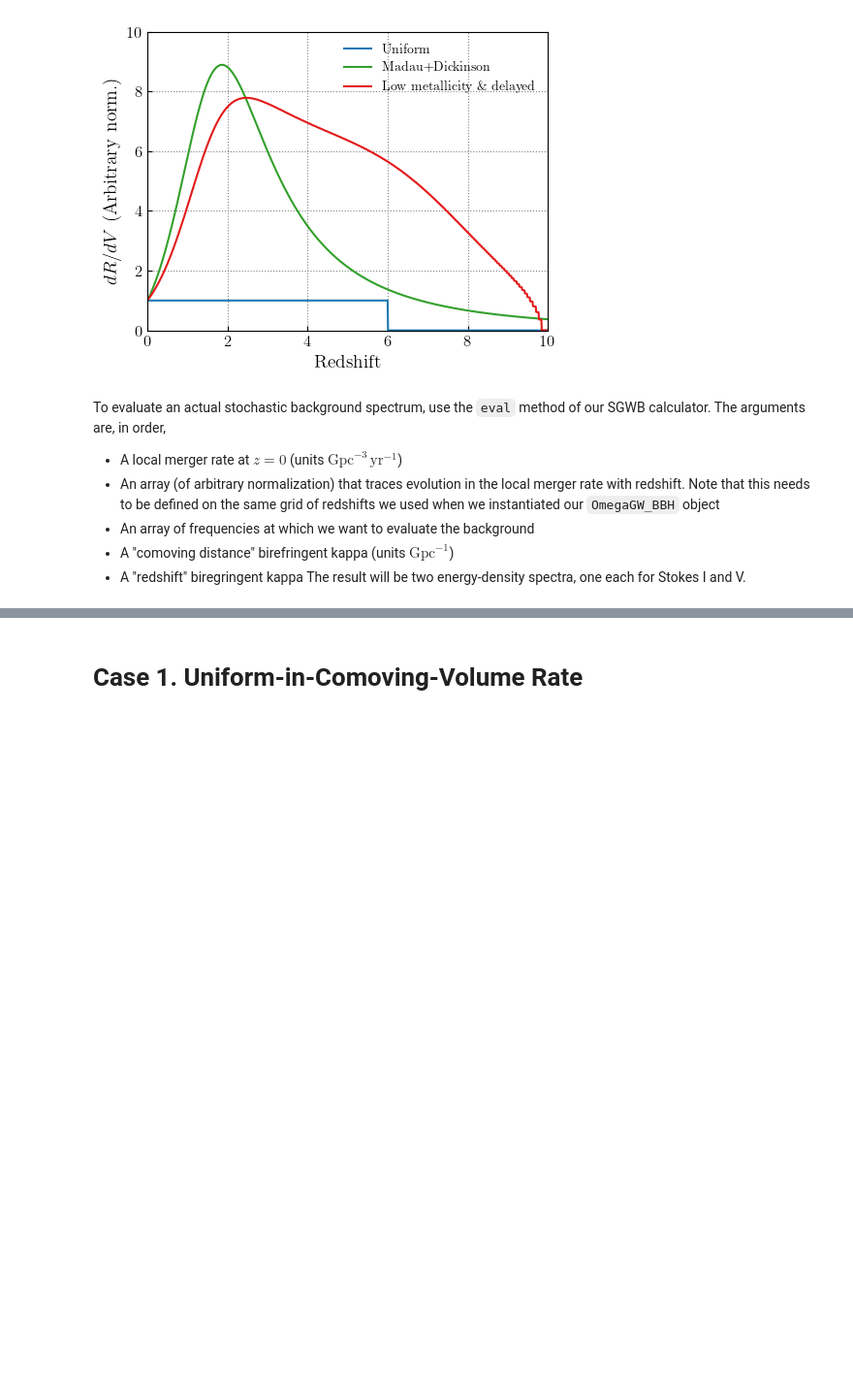
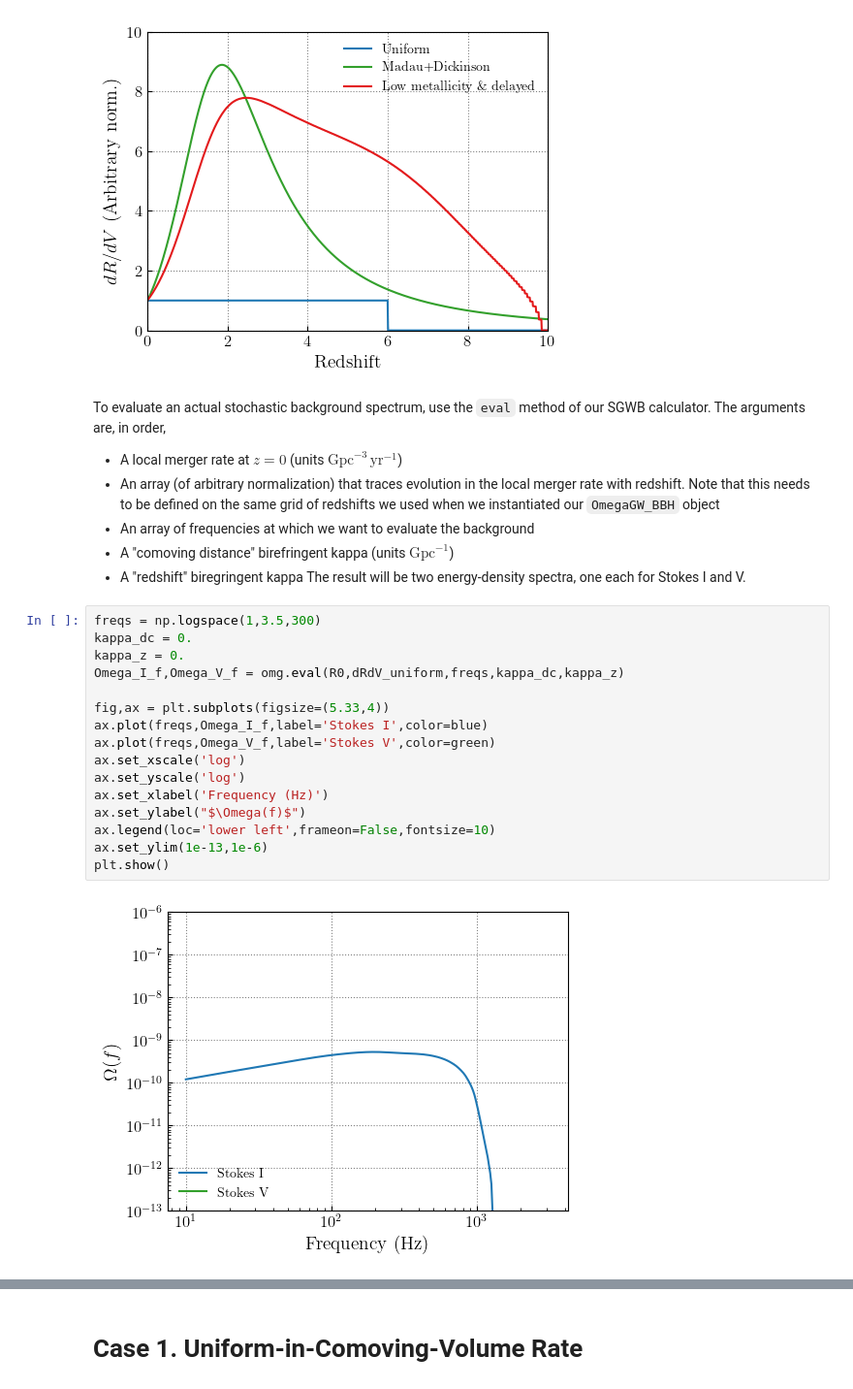
Before and after one commit to tcallister/stochastic-birefringence, a Jupyter notebook: kappa_inference_demo.ipynb, the cells around one changed output, grey strips where cells are left out. Shown at 97% size. Cells and saved outputs as stored; diff of their text form; blank space fills up the shorter version.

```diff
--- a/kappa_inference_demo.ipynb
+++ b/kappa_inference_demo.ipynb
@@ -129,5 +129,23 @@ To evaluate an actual stochastic background spectrum, use the `eval` method of o
    * A "comoving distance" birefringent kappa (units $\mathrm{Gpc}^{-1}$)
    * A "redshift" biregringent kappa
 The result will be two energy-density spectra, one each for Stokes I and V.
+# %%
+freqs = np.logspace(1,3.5,300)
+kappa_dc = 0.
+kappa_z = 0.
+Omega_I_f,Omega_V_f = omg.eval(R0,dRdV_uniform,freqs,kappa_dc,kappa_z)
+
+fig,ax = plt.subplots(figsize=(5.33,4))
+ax.plot(freqs,Omega_I_f,label='Stokes I',color=blue)
+ax.plot(freqs,Omega_V_f,label='Stokes V',color=green)
+ax.set_xscale('log')
+ax.set_yscale('log')
+ax.set_xlabel('Frequency (Hz)')
+ax.set_ylabel("$\Omega(f)$")
+ax.legend(loc='lower left',frameon=False,fontsize=10)
+ax.set_ylim(1e-13,1e-6)
+plt.show()
+# %% [output]
+[figure, added]
 # %%
 freqs = np.logspace(1,3.5,300)
```
Also changed, not shown: parts of 45 cells of this notebook.
